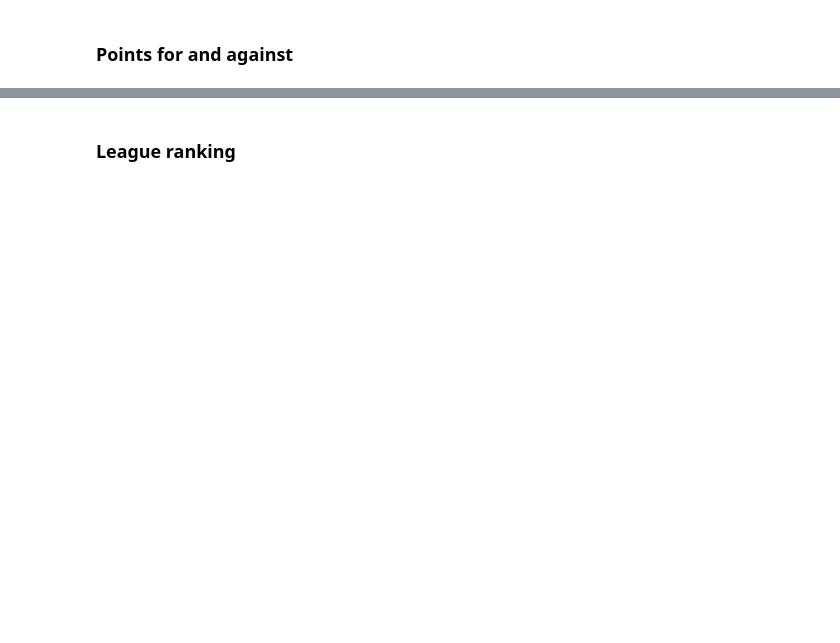
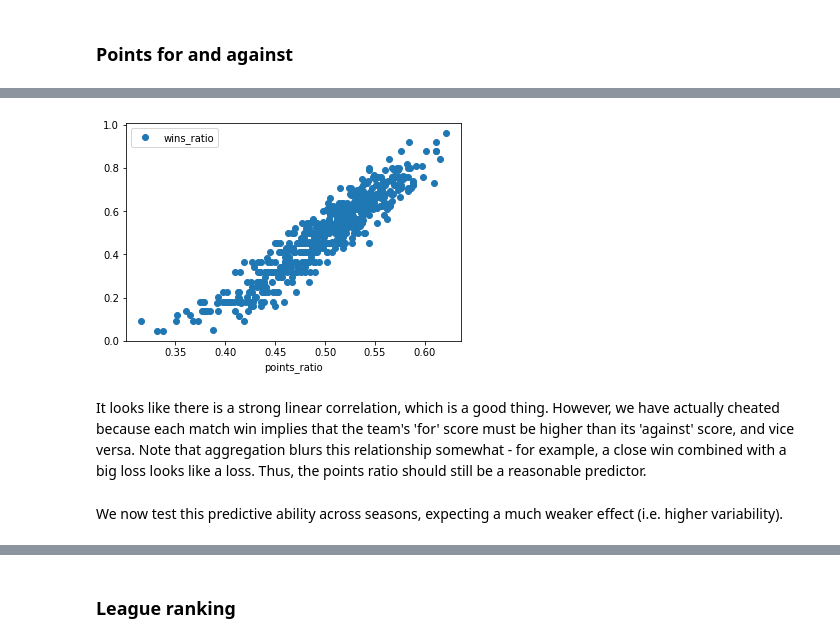
Before and after one commit to gaj67/gaj-data-science, a Jupyter notebook: AFL/notebooks/3_feature_extraction.ipynb, the cells around one changed output, grey strips where cells are left out. Saved outputs shown, nothing was run; the diff lists cells and outputs as text; code cells hidden in the pictures; blank space fills up the shorter version.

```diff
--- a/AFL/notebooks/3_feature_extraction.ipynb
+++ b/AFL/notebooks/3_feature_extraction.ipynb
@@ -144 +217,29 @@ df_seasonal['for_ratio'] = for_scores / (for_scores + against_scores)
+# %%
+def add_points_features(df_features, df_season_matches):
+    """
+    Adds season-total number of points scored by each
+    team and against each team.
+    """
+    # Count team -> points_for, points_against
+    TEAM_SCORED, OPPONENT_SCORED = range(2)
+    data = defaultdict(lambda : [0, 0])
+    for match in df_season_matches.itertuples():
+        for_team = match.for_team
+        for_score = match.for_total_score
+        against_team = match.against_team
+        against_score = match.against_total_score
+        data[for_team][TEAM_SCORED] += for_score
+        data[for_team][OPPONENT_SCORED] += against_score
+        data[against_team][TEAM_SCORED] += against_score
+        data[against_team][OPPONENT_SCORED] += for_score
+    # Add features
+    df_features['for'] = [data[t][TEAM_SCORED] for t in df_features.team]
+    df_features['against'] = [data[t][OPPONENT_SCORED] for t in df_features.team]
+    _wins = df_features['for']
+    _losses = df_features.against
+    df_features['points_ratio'] = _wins / (_wins + _losses)
+# %%
+for season in all_seasons:
+    df_season_matches = get_season_matches(df_matches, season)
+    add_points_features(d_features[season], df_season_matches)
 # %%
@@ -163,0 +263,8 @@ ax = df_seasonal.plot(x='for_ratio', y='wins_ratio', style='o')
+# %%
+def combine_season_features(d_features):
+    """
+    Concatenates all per-season features into a combined DataFrame.
+    """
+    return pd.concat([
+        d_features[season] for season in sorted(d_features.keys())
+    ])
@@ -163,0 +278,12 @@ ax = df_seasonal.plot(x='for_ratio', y='wins_ratio', style='o')
+# %%
+df_seasonal = combine_season_features(d_features)
+ax = df_seasonal.plot(x='points_ratio', y='wins_ratio', style='o')
+# %% [output]
+[figure, added]
+# %% [markdown]
+It looks like there is a strong linear correlation, which is a good thing.
+However, we have actually cheated because each match win implies that the team's 'for' score must be
+higher than its 'against' score, and vice versa.
+Note that aggregation blurs this relationship somewhat - for example, a close win combined with a big loss looks like a loss. Thus, the points ratio should still be a reasonable predictor.
+# %% [markdown]
+We now test this predictive ability across seasons, expecting a much weaker effect (i.e. higher variability).
```
Also changed, not shown: parts of 85 cells of this notebook.
